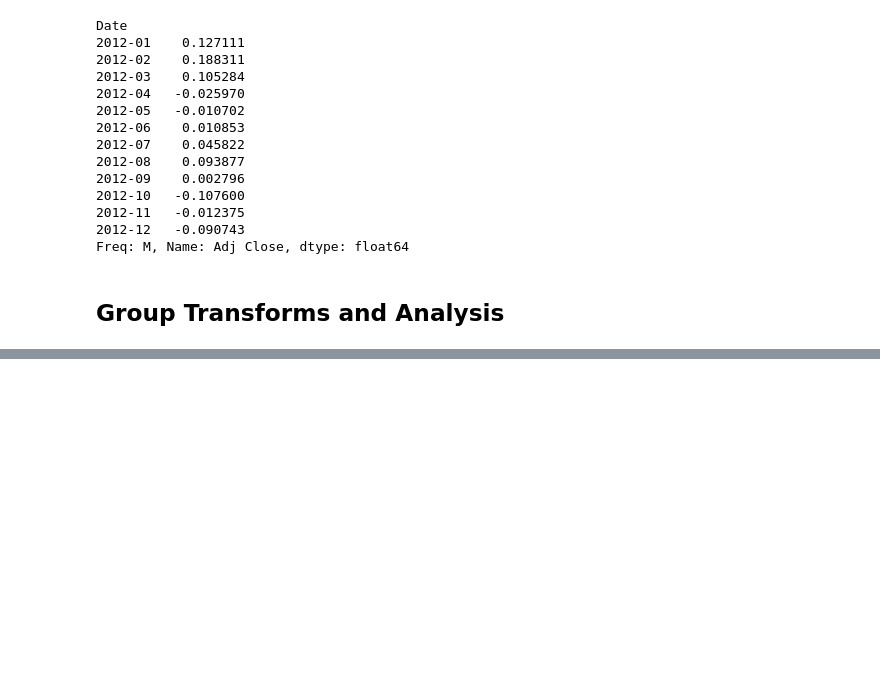
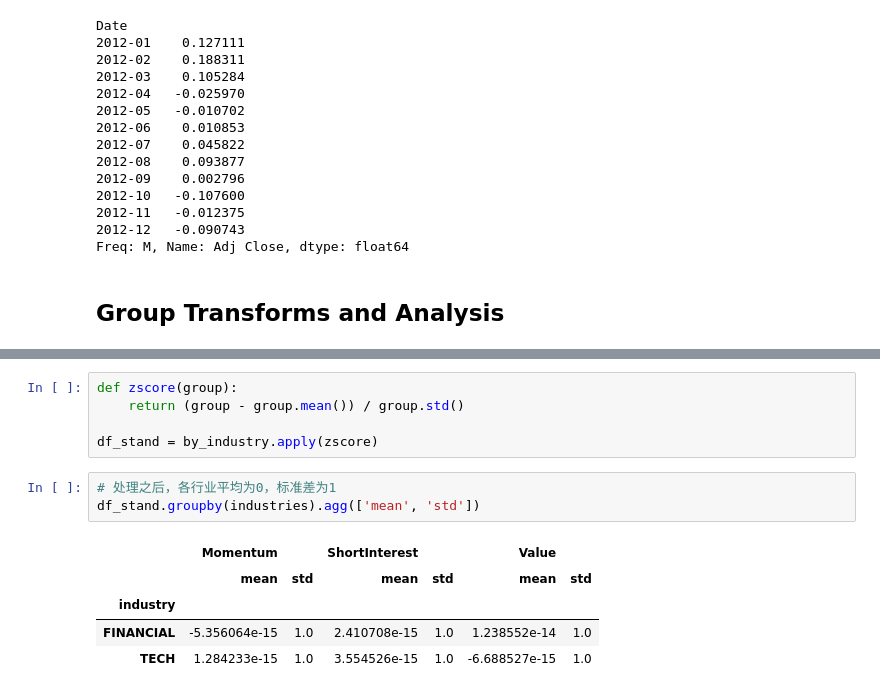
Before and after one commit to hugolu/learn-python, a Jupyter notebook: python-for-data-analysis/ch11-financial-and-economic-data-applications.ipynb, the cells around one changed output, grey strips where cells are left out. Drawn from its saved outputs; the diff is of its cells as text; blank space fills up the shorter version.

```diff
--- a/python-for-data-analysis/ch11-financial-and-economic-data-applications.ipynb
+++ b/python-for-data-analysis/ch11-financial-and-economic-data-applications.ipynb
@@ -494,0 +541,14 @@ Freq: M, Name: Adj Close, dtype: float64
+# %%
+def zscore(group):
+    return (group - group.mean()) / group.std()
+
+df_stand = by_industry.apply(zscore)
+# %%
+# 处理之后，各行业平均为0，标准差为1
+df_stand.groupby(industries).agg(['mean', 'std'])
+# %% [output]
+|  | Momentum |  | ShortInterest |  | Value |  |
+|  | mean | std | mean | std | mean | std |
+| industry |  |  |  |  |  |  |
+| FINANCIAL | -5.356064e-15 | 1.0 | 2.410708e-15 | 1.0 | 1.238552e-14 | 1.0 |
+| TECH | 1.284233e-15 | 1.0 | 3.554526e-15 | 1.0 | -6.688527e-15 | 1.0 |
```
Also changed, not shown: parts of 8 cells of this notebook.
